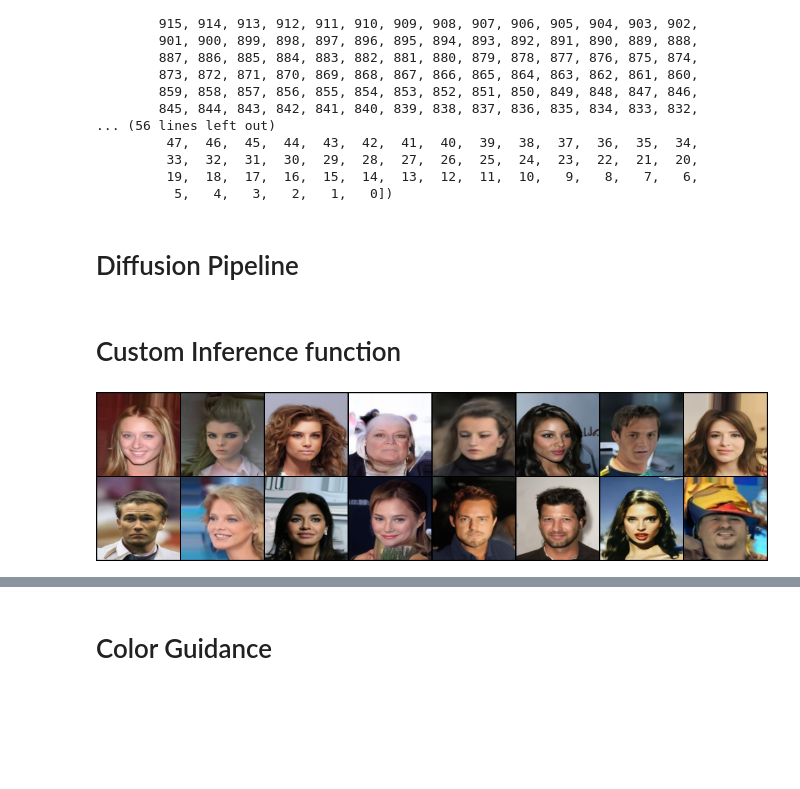
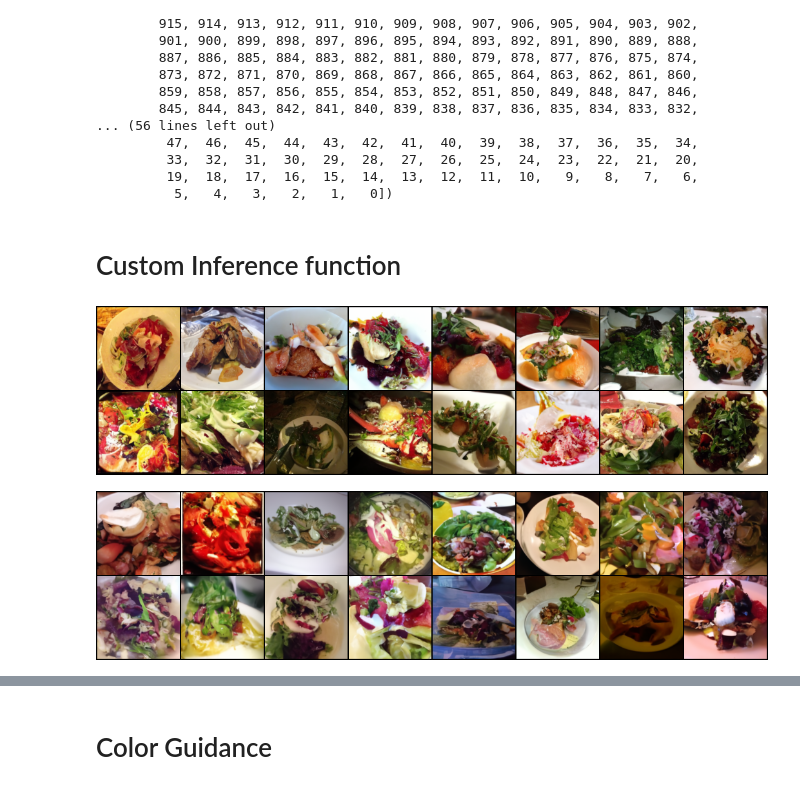
Before and after one commit to leffff/adversarial-diffusion-distillation, a Jupyter notebook: inference.ipynb, the cells around one changed output, grey strips where cells are left out. Cells and saved outputs as stored; diff of their text form; code cells hidden in the pictures; blank space fills up the shorter version.

```diff
--- a/inference.ipynb
+++ b/inference.ipynb
@@ -80,7 +70,7 @@ train_dataloader = torch.utils.data.DataLoader(
 # %%
 import torch
 
-model = torch.load("celeba_unconditional_ddpm/model_74.pt")
+model = torch.load("food101_conditional_ddpm/model_79.pt")
 # %%
 from diffusers import DDPMPipeline, DDPMScheduler
 from tqdm.auto import tqdm
@@ -111,5 +101,3 @@ tensor([999, 998, 997, 996, 995, 994, 993, 992, 991, 990, 989, 988, 987, 986,
          33,  32,  31,  30,  29,  28,  27,  26,  25,  24,  23,  22,  21,  20,
          19,  18,  17,  16,  15,  14,  13,  12,  11,  10,   9,   8,   7,   6,
           5,   4,   3,   2,   1,   0])
-# %% [markdown]
-# Diffusion Pipeline
@@ -127,8 +104,17 @@ for image in pipeline_output.images:
 # %% [markdown]
 # Custom Inference function
 # %%
-def generate(x, model, noise_scheduler, num_inference_steps: int = 1000):
+def generate(x, model, noise_scheduler, num_inference_steps: int = 1000, c: int = 0):
     model.eval()
+
+    xs = [x]
+
+    bs = x.shape[0]
+
+    # y = torch.randint(
+    #         0, 102, (bs,), device=config.device
+    #     ).long()
+    y = torch.ones((bs,), device=config.device).long() * c
 
     noise_scheduler.set_timesteps(num_inference_steps=num_inference_steps)
 
@@ -136,27 +122,45 @@ def generate(x, model, noise_scheduler, num_inference_steps: int = 1000):
         model_input = noise_scheduler.scale_model_input(x, t)
 
         t_batch = torch.full(
-            size=(x.shape[0],),
+            size=(bs,),
             fill_value=t.item(),
             dtype=torch.long
         ).cuda()
 
         with torch.no_grad():
             noise_pred = model(
-                model_input, t_batch, return_dict=False
+                model_input,
+                t_batch,
+                y,
+                return_dict=False
             )[0]
 
         x = noise_scheduler.step(noise_pred, t, x).prev_sample
 
-    return x
+        xs.append(x.cpu())
+
+    return xs
 # %%
 generated = generate(
     torch.randn((16, 3, 128, 128)).cuda(),
     model,
     noise_scheduler,
-    num_inference_steps=100
-).cpu()
+    num_inference_steps=1000,
+    c=6
+)
 
-show_images(generated)
+show_images(generated[-1])
 # %% [output]
-[figure, old version]
+[figure, new version]
+# %%
+generated = generate(
+    torch.randn((16, 3, 128, 128)).cuda(),
+    model,
+    noise_scheduler,
+    num_inference_steps=100,
+    c=6
+)
+
+show_images(generated[-1])
+# %% [output]
+[figure, added]
```
Also changed, not shown: parts of 14 cells of this notebook, 1 other file.
